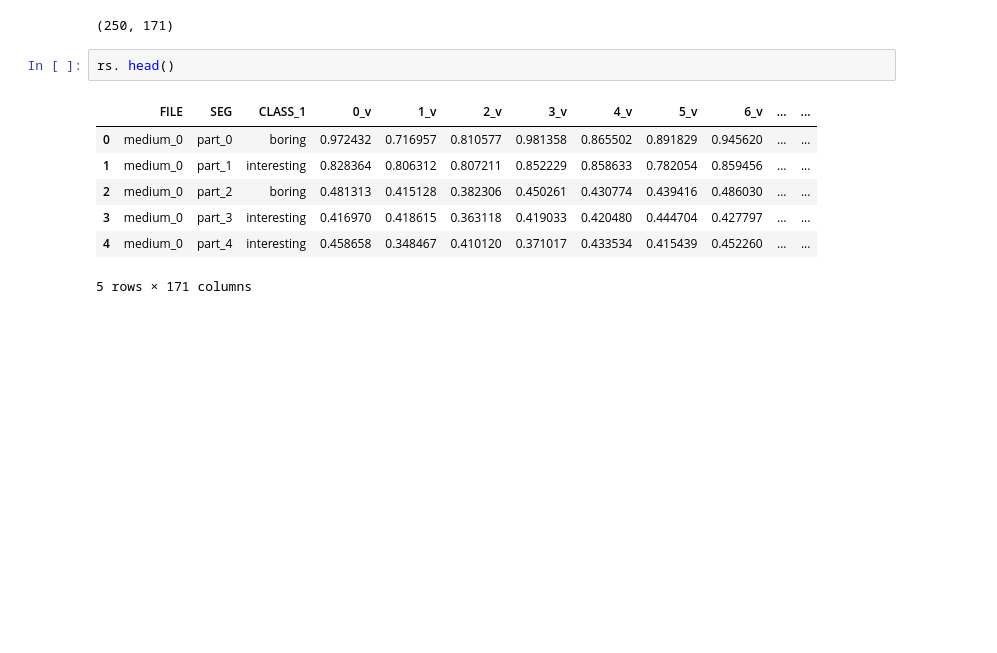
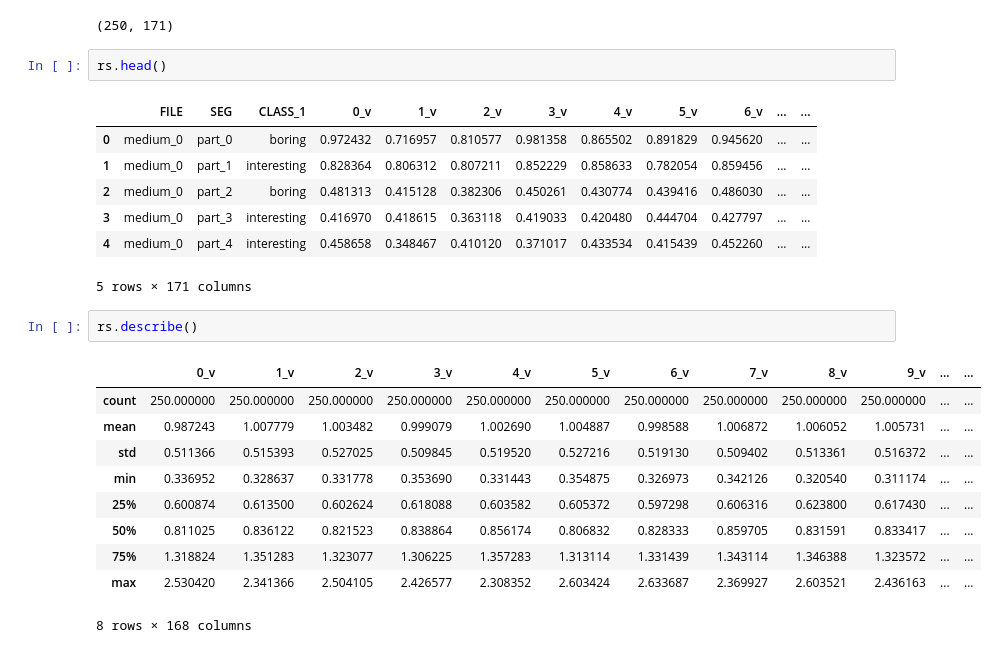
Before and after one commit to cjd1884/pyLectureMultiModalAnalysis, a Jupyter notebook: jupyter/Helpers.ipynb, the cells around one changed output. Saved outputs shown, nothing was run; the diff lists cells and outputs as text; blank space fills up the shorter version.

```diff
--- a/jupyter/Helpers.ipynb
+++ b/jupyter/Helpers.ipynb
@@ -61,7 +61,7 @@ rs.shape
 # %% [output]
 (250, 171)
 # %%
-rs. head()
+rs.head()
 # %% [output]
 |  | FILE | SEG | CLASS_1 | 0_v | 1_v | 2_v | 3_v | 4_v | 5_v | 6_v | ... | ... |
 | 0 | medium_0 | part_0 | boring | 0.972432 | 0.716957 | 0.810577 | 0.981358 | 0.865502 | 0.891829 | 0.945620 | ... | ... |
@@ -70,3 +70,16 @@ rs. head()
 | 3 | medium_0 | part_3 | interesting | 0.416970 | 0.418615 | 0.363118 | 0.419033 | 0.420480 | 0.444704 | 0.427797 | ... | ... |
 | 4 | medium_0 | part_4 | interesting | 0.458658 | 0.348467 | 0.410120 | 0.371017 | 0.433534 | 0.415439 | 0.452260 | ... | ... |
 5 rows × 171 columns
+# %%
+rs.describe()
+# %% [output]
+|  | 0_v | 1_v | 2_v | 3_v | 4_v | 5_v | 6_v | 7_v | 8_v | 9_v | ... | ... |
+| count | 250.000000 | 250.000000 | 250.000000 | 250.000000 | 250.000000 | 250.000000 | 250.000000 | 250.000000 | 250.000000 | 250.000000 | ... | ... |
+| mean | 0.987243 | 1.007779 | 1.003482 | 0.999079 | 1.002690 | 1.004887 | 0.998588 | 1.006872 | 1.006052 | 1.005731 | ... | ... |
+| std | 0.511366 | 0.515393 | 0.527025 | 0.509845 | 0.519520 | 0.527216 | 0.519130 | 0.509402 | 0.513361 | 0.516372 | ... | ... |
+| min | 0.336952 | 0.328637 | 0.331778 | 0.353690 | 0.331443 | 0.354875 | 0.326973 | 0.342126 | 0.320540 | 0.311174 | ... | ... |
+| 25% | 0.600874 | 0.613500 | 0.602624 | 0.618088 | 0.603582 | 0.605372 | 0.597298 | 0.606316 | 0.623800 | 0.617430 | ... | ... |
+| 50% | 0.811025 | 0.836122 | 0.821523 | 0.838864 | 0.856174 | 0.806832 | 0.828333 | 0.859705 | 0.831591 | 0.833417 | ... | ... |
+| 75% | 1.318824 | 1.351283 | 1.323077 | 1.306225 | 1.357283 | 1.313114 | 1.331439 | 1.343114 | 1.346388 | 1.323572 | ... | ... |
+| max | 2.530420 | 2.341366 | 2.504105 | 2.426577 | 2.308352 | 2.603424 | 2.633687 | 2.369927 | 2.603521 | 2.436163 | ... | ... |
+8 rows × 168 columns
```
Also changed, not shown: parts of 3 cells of this notebook, 2 other files.
